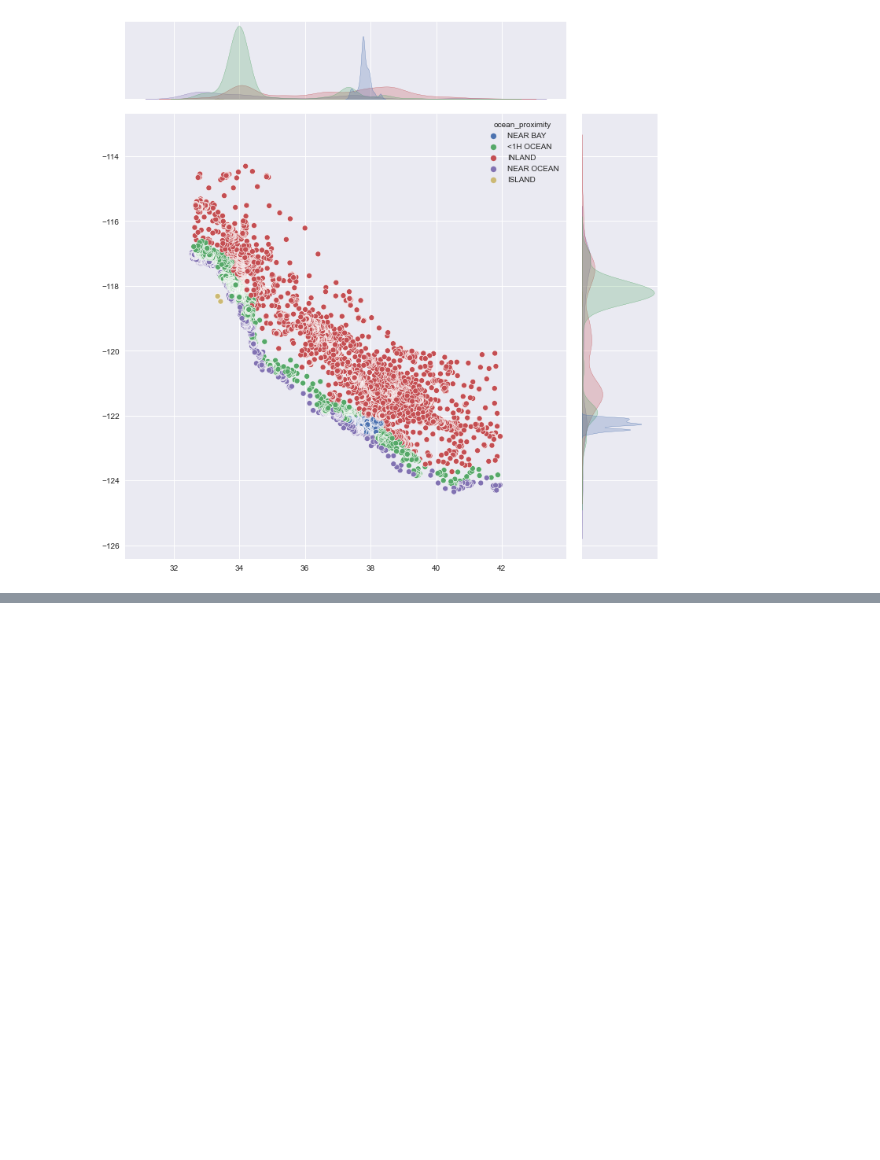
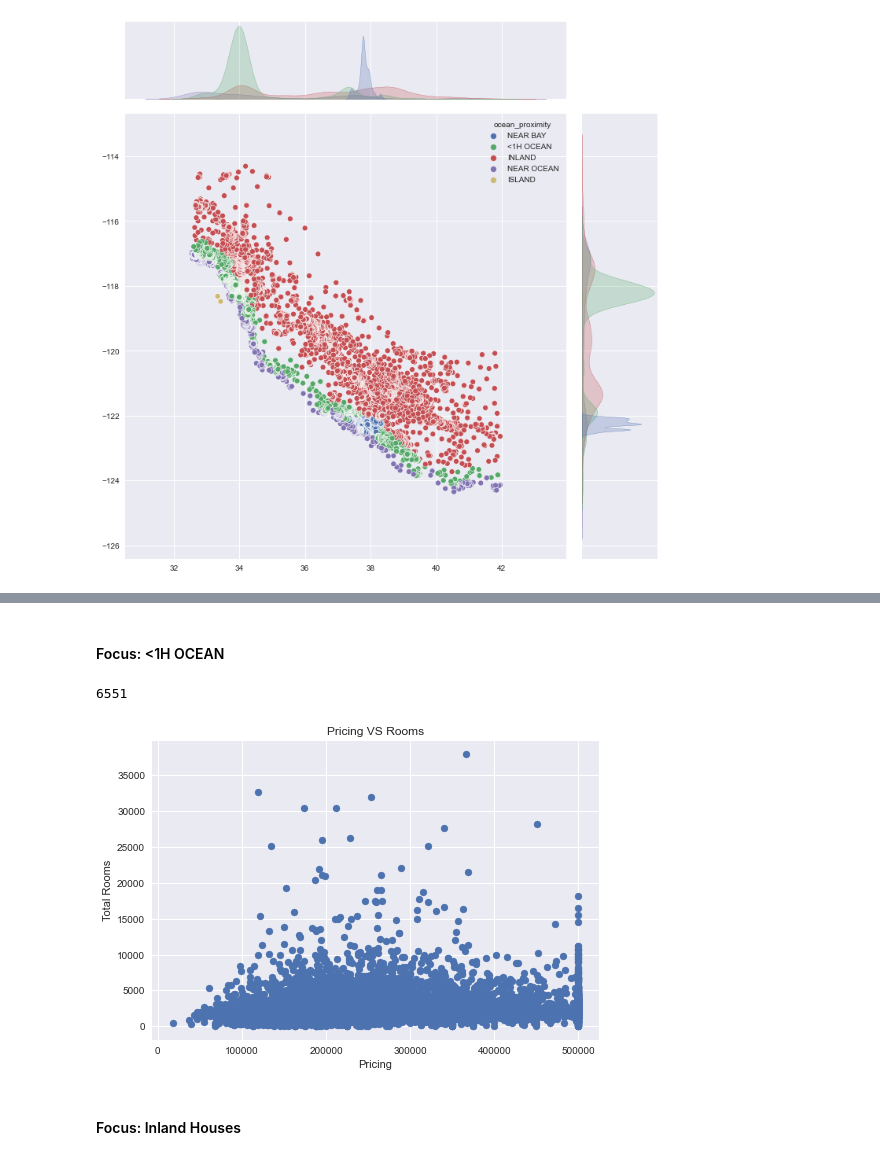
Before and after one commit to EmmanuelAjibokun/Housing-Price-Prediction, a Jupyter notebook: Housing Price with Data Visualization.ipynb, the cells around one changed output, grey strips where cells are left out. Cells and saved outputs as stored; diff of their text form; code cells hidden in the pictures; blank space fills up the shorter version.

Commit message:
scattered plot for near ocean houses vs house value

```diff
--- a/Housing Price with Data Visualization.ipynb
+++ b/Housing Price with Data Visualization.ipynb
@@ -375,0 +301,17 @@ plt.bar(unique_rooms, frequency)
+# %% [markdown]
+#### Focus: <1H OCEAN
+# %%
+# filter for <1H ocean houses
+ocean_1h_housing = housing.loc[housing.ocean_proximity == "<1H OCEAN"]
+print(len(total_rooms))
+
+plt.scatter(ocean_1h_housing.median_house_value, ocean_1h_housing.total_rooms)
+plt.xlabel("Pricing")
+plt.ylabel("Total Rooms")
+plt.title("Pricing VS Rooms")
+plt.show()
+# %% [output]
+6551
+[figure, added]
+# %% [markdown]
+#### Focus: Inland Houses
```
Also changed, not shown: parts of 45 cells of this notebook.
